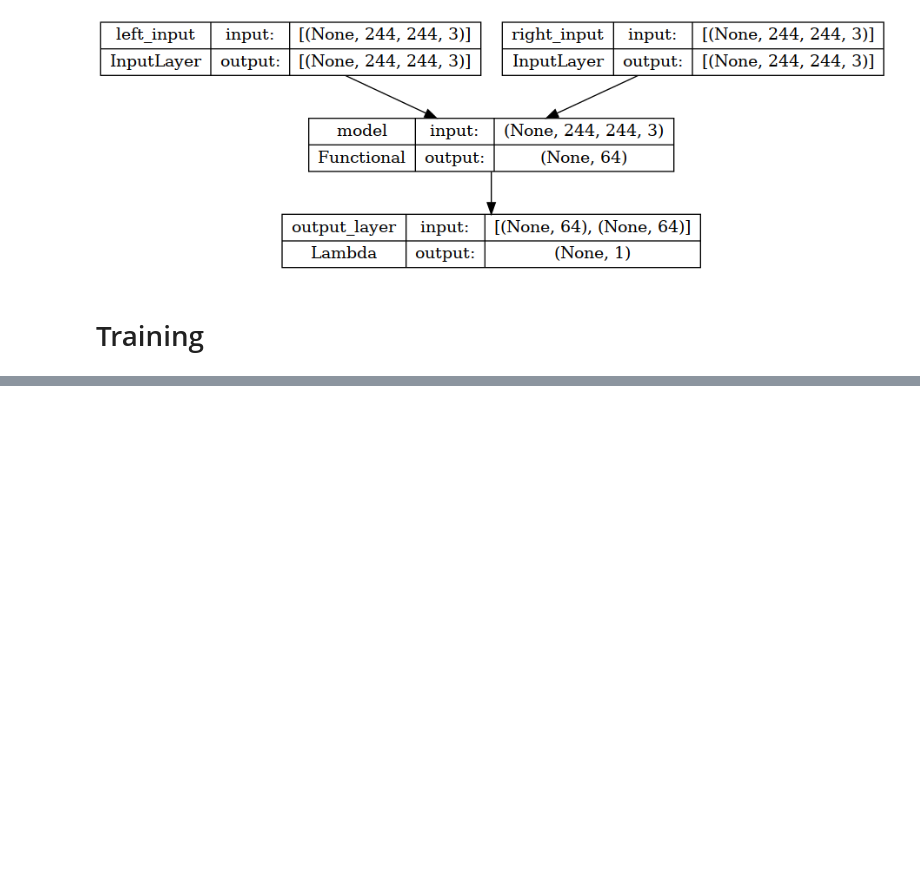
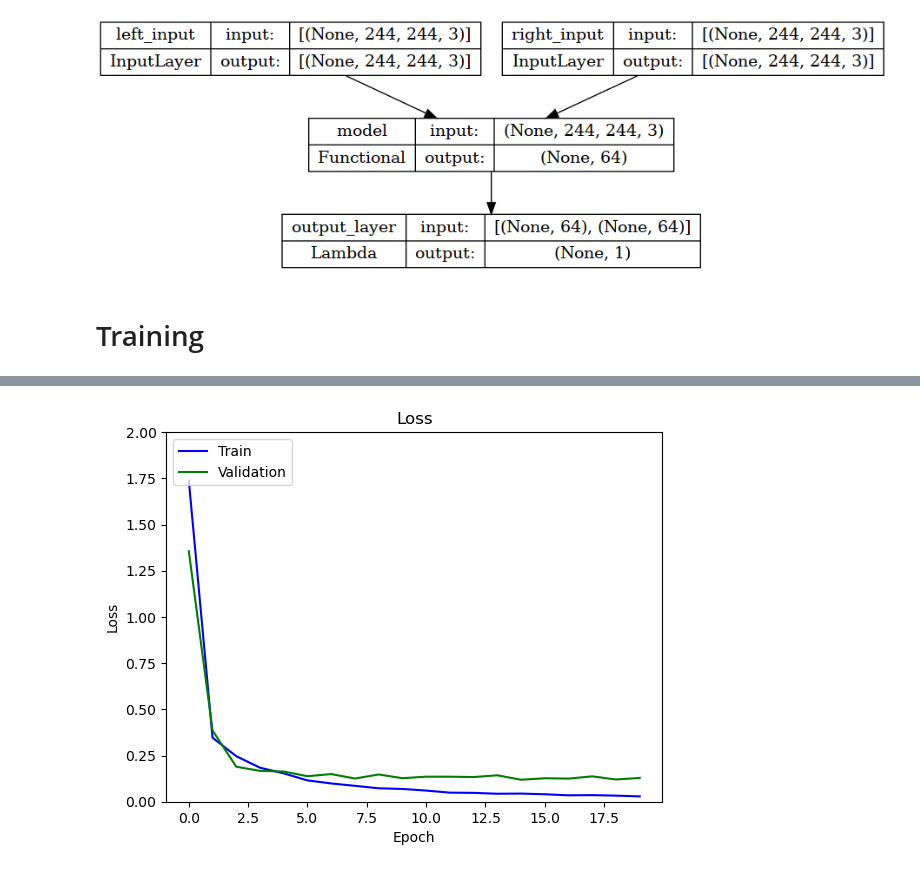
Before and after one commit to doleron/siamese-network-tutorial, a Jupyter notebook: siamese-network-tutorial.ipynb, the cells around one changed output, grey strips where cells are left out. Cells and saved outputs as stored; diff of their text form; code cells hidden in the pictures; blank space fills up the shorter version.

```diff
--- a/siamese-network-tutorial.ipynb
+++ b/siamese-network-tutorial.ipynb
@@ -218,7 +279,7 @@ INPUT_SHAPE = (INPUT_SIZE, INPUT_SIZE, 3)
 def initialize_base_network():
 
     inputs = tf.keras.layers.Input(INPUT_SHAPE)
-    base_model = tf.keras.applications.vgg19.VGG19(input_shape=INPUT_SHAPE, include_top=False, weights='imagenet')
+    base_model = tf.keras.applications.inception_v3.InceptionV3(input_shape=INPUT_SHAPE, include_top=False, weights='imagenet')
 
     base_model.trainable = True
     fine_tune_at = len(base_model.layers)-int(len(base_model.layers)*.10)
@@ -370,7 +431,7 @@ EPOCHS = 20
 model.compile(loss=contrastive_loss_with_margin(margin=1), optimizer=tf.keras.optimizers.RMSprop(),
               metrics=[Precision(), Recall()])
 
-history = model.fit(train_ds, steps_per_epoch=(training_size // TRAINING_BATCH_SIZE),
+history = model.fit(train_ds, steps_per_epoch=(len(tr_pairs) // TRAINING_BATCH_SIZE),
                     validation_data=validation_ds,
                     epochs=EPOCHS)
 # %% [output]
@@ -383,12 +455,14 @@ KeyboardInterrupt:
 # %%
 plt.title('Loss')
-plt.ylim(0, 0.05)
+plt.ylim(0, 2.)
 plt.plot(history.history['loss'], color='blue', label='loss')
 plt.plot(history.history['val_loss'], color='green', label='val_loss')
 plt.ylabel('Loss')
 plt.xlabel('Epoch')
 plt.legend(['Train', 'Validation'], loc='upper left')
 plt.show()
+# %% [output]
+[figure, added]
 # %%
 def compute_performance(y_true, y_pred):
 
```
Also changed, not shown: parts of 26 cells of this notebook.
